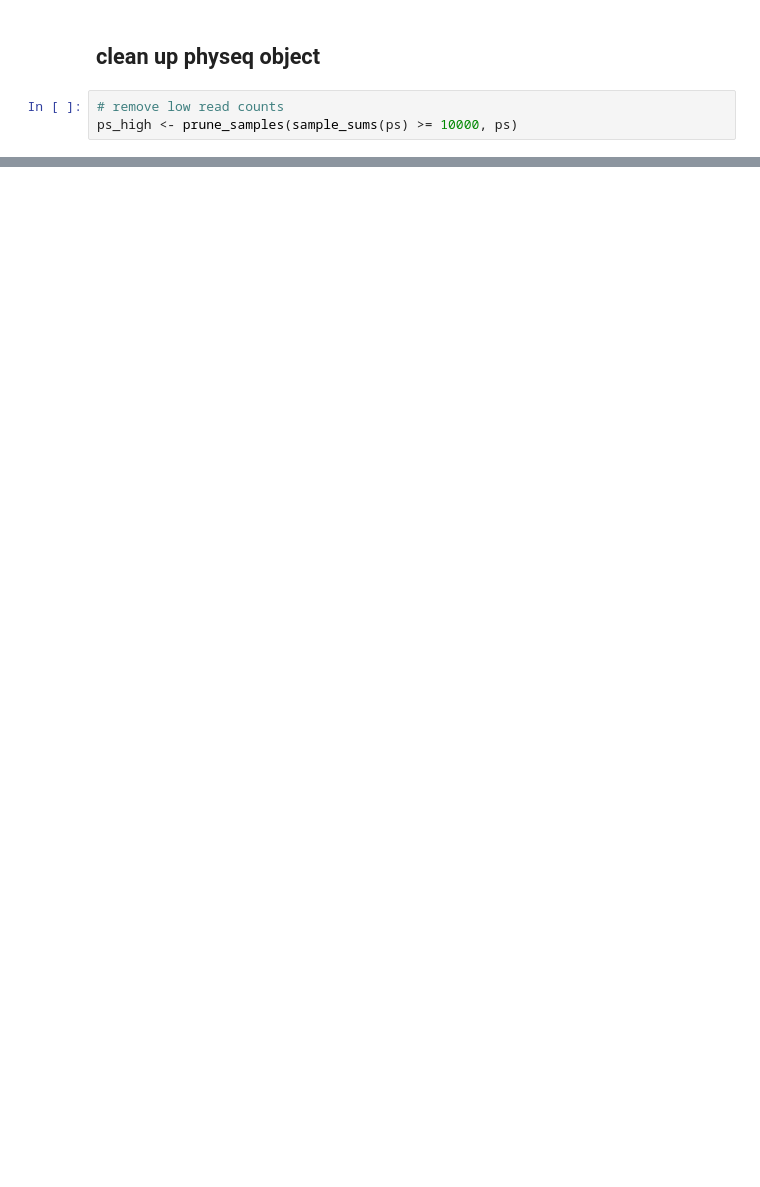
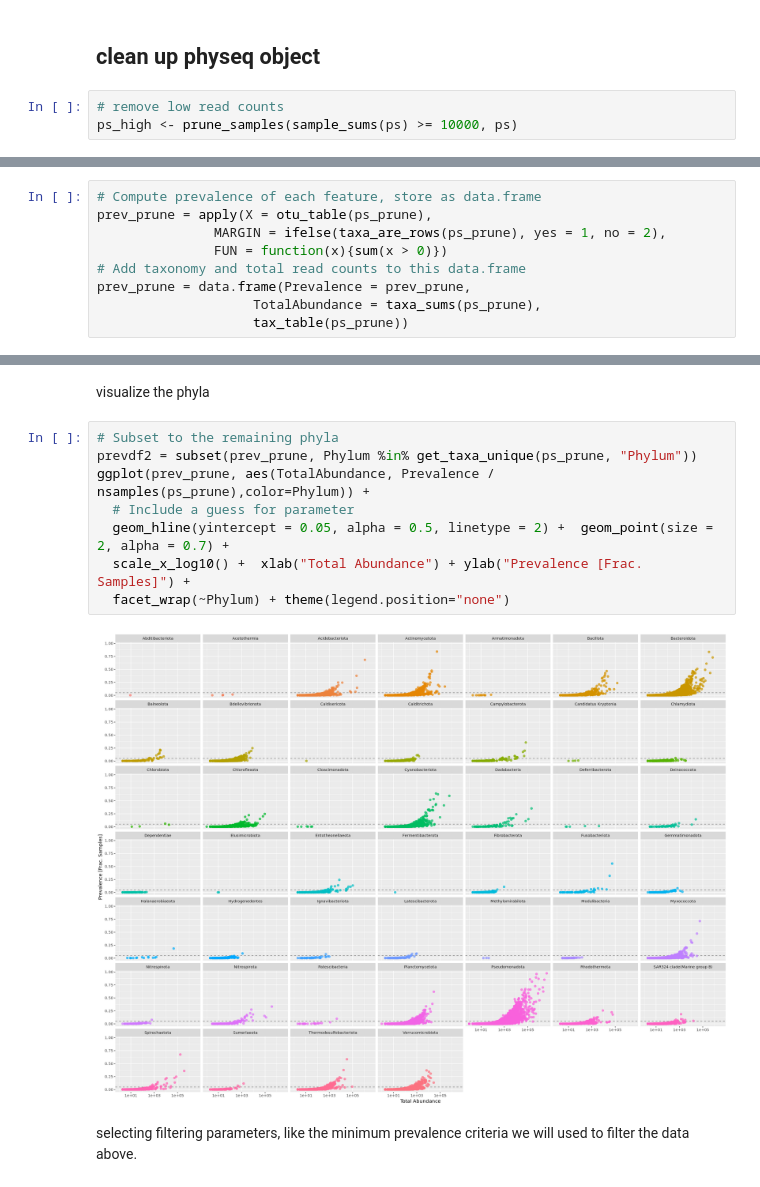
Before and after one commit to cdesouza02/BEL_16S_ITS2, a Jupyter notebook: BEL_16S_outputs/physeq_taxa16S.ipynb, the cells around one changed output, grey strips where cells are left out. Cells and saved outputs as stored; diff of their text form; blank space fills up the shorter version.

```diff
--- a/BEL_16S_outputs/physeq_taxa16S.ipynb
+++ b/BEL_16S_outputs/physeq_taxa16S.ipynb
@@ -413,0 +532,9 @@ tax_table()   Taxonomy Table:    [ 46460 taxa by 6 taxonomic ranks ]
+# %%
+# Compute prevalence of each feature, store as data.frame
+prev_prune = apply(X = otu_table(ps_prune),
+               MARGIN = ifelse(taxa_are_rows(ps_prune), yes = 1, no = 2),
+               FUN = function(x){sum(x > 0)})
+# Add taxonomy and total read counts to this data.frame
+prev_prune = data.frame(Prevalence = prev_prune,
+                    TotalAbundance = taxa_sums(ps_prune),
+                    tax_table(ps_prune))
@@ -413,0 +567,14 @@ tax_table()   Taxonomy Table:    [ 46460 taxa by 6 taxonomic ranks ]
+# %% [markdown]
+visualize the phyla
+# %%
+# Subset to the remaining phyla
+prevdf2 = subset(prev_prune, Phylum %in% get_taxa_unique(ps_prune, "Phylum"))
+ggplot(prev_prune, aes(TotalAbundance, Prevalence / nsamples(ps_prune),color=Phylum)) +
+  # Include a guess for parameter
+  geom_hline(yintercept = 0.05, alpha = 0.5, linetype = 2) +  geom_point(size = 2, alpha = 0.7) +
+  scale_x_log10() +  xlab("Total Abundance") + ylab("Prevalence [Frac. Samples]") +
+  facet_wrap(~Phylum) + theme(legend.position="none")
+# %% [output]
+[figure, added]
+# %% [markdown]
+selecting filtering parameters, like the minimum prevalence criteria we will used to filter the data above.
```
Also changed, not shown: parts of 42 cells of this notebook.
